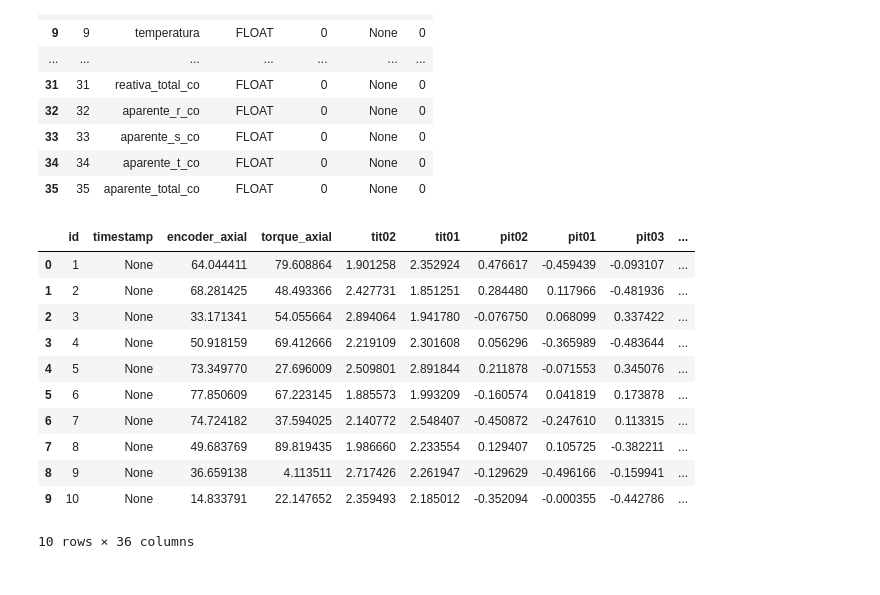
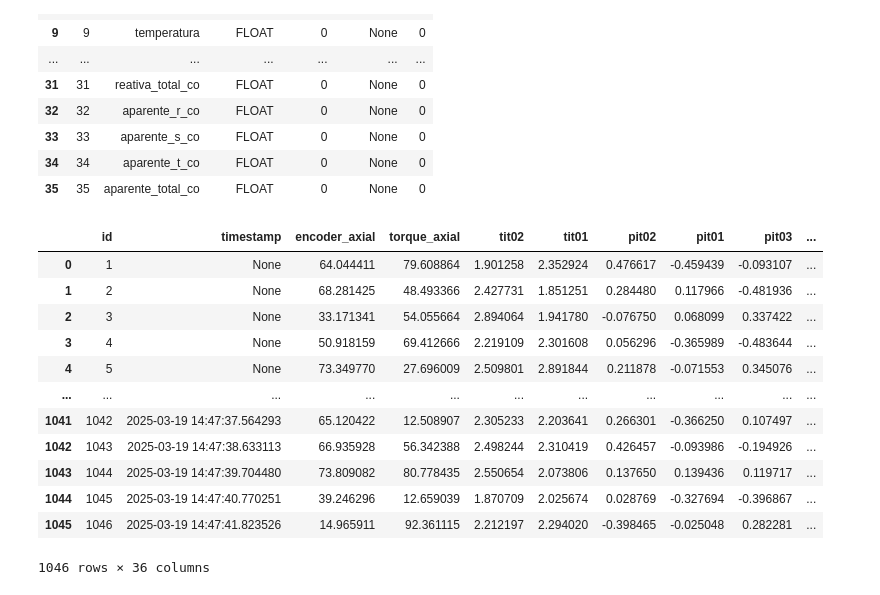
Before and after one commit to gstavoelias/INFORMATICA-INDUSTRIAL, a Jupyter notebook: sqlite_analysis.ipynb, the cells around one changed output. Drawn from its saved outputs; the diff is of its cells as text; code cells hidden in the pictures.

Commit message:
dados historicos

```diff
--- a/sqlite_analysis.ipynb
+++ b/sqlite_analysis.ipynb
@@ -55,20 +55,21 @@ columns_info
 # %%
 # 🔹 Carregar os primeiros 10 registros da tabela
 conn = sqlite3.connect(db_path)
-query_data = "SELECT * FROM dado_ventilador LIMIT 10;"
+query_data = "SELECT * FROM dado_ventilador"
 df = pd.read_sql(query_data, conn)
 conn.close()
 df
 # %% [output]
 |  | id | timestamp | encoder_axial | torque_axial | tit02 | tit01 | pit02 | pit01 | pit03 | ... |
 | 0 | 1 | None | 64.044411 | 79.608864 | 1.901258 | 2.352924 | 0.476617 | -0.459439 | -0.093107 | ... |
 | 1 | 2 | None | 68.281425 | 48.493366 | 2.427731 | 1.851251 | 0.284480 | 0.117966 | -0.481936 | ... |
 | 2 | 3 | None | 33.171341 | 54.055664 | 2.894064 | 1.941780 | -0.076750 | 0.068099 | 0.337422 | ... |
 | 3 | 4 | None | 50.918159 | 69.412666 | 2.219109 | 2.301608 | 0.056296 | -0.365989 | -0.483644 | ... |
 | 4 | 5 | None | 73.349770 | 27.696009 | 2.509801 | 2.891844 | 0.211878 | -0.071553 | 0.345076 | ... |
-| 5 | 6 | None | 77.850609 | 67.223145 | 1.885573 | 1.993209 | -0.160574 | 0.041819 | 0.173878 | ... |
-| 6 | 7 | None | 74.724182 | 37.594025 | 2.140772 | 2.548407 | -0.450872 | -0.247610 | 0.113315 | ... |
-| 7 | 8 | None | 49.683769 | 89.819435 | 1.986660 | 2.233554 | 0.129407 | 0.105725 | -0.382211 | ... |
-| 8 | 9 | None | 36.659138 | 4.113511 | 2.717426 | 2.261947 | -0.129629 | -0.496166 | -0.159941 | ... |
-| 9 | 10 | None | 14.833791 | 22.147652 | 2.359493 | 2.185012 | -0.352094 | -0.000355 | -0.442786 | ... |
+| ... | ... | ... | ... | ... | ... | ... | ... | ... | ... | ... |
+| 1041 | 1042 | 2025-03-19 14:47:37.564293 | 65.120422 | 12.508907 | 2.305233 | 2.203641 | 0.266301 | -0.366250 | 0.107497 | ... |
+| 1042 | 1043 | 2025-03-19 14:47:38.633113 | 66.935928 | 56.342388 | 2.498244 | 2.310419 | 0.426457 | -0.093986 | -0.194926 | ... |
+| 1043 | 1044 | 2025-03-19 14:47:39.704480 | 73.809082 | 80.778435 | 2.550654 | 2.073806 | 0.137650 | 0.139436 | 0.119717 | ... |
+| 1044 | 1045 | 2025-03-19 14:47:40.770251 | 39.246296 | 12.659039 | 1.870709 | 2.025674 | 0.028769 | -0.327694 | -0.396867 | ... |
+| 1045 | 1046 | 2025-03-19 14:47:41.823526 | 14.965911 | 92.361115 | 2.212197 | 2.294020 | -0.398465 | -0.025048 | 0.282281 | ... |
-10 rows × 36 columns
+1046 rows × 36 columns
```
Also changed, not shown: parts of 1 cell of this notebook, 7 other files.
